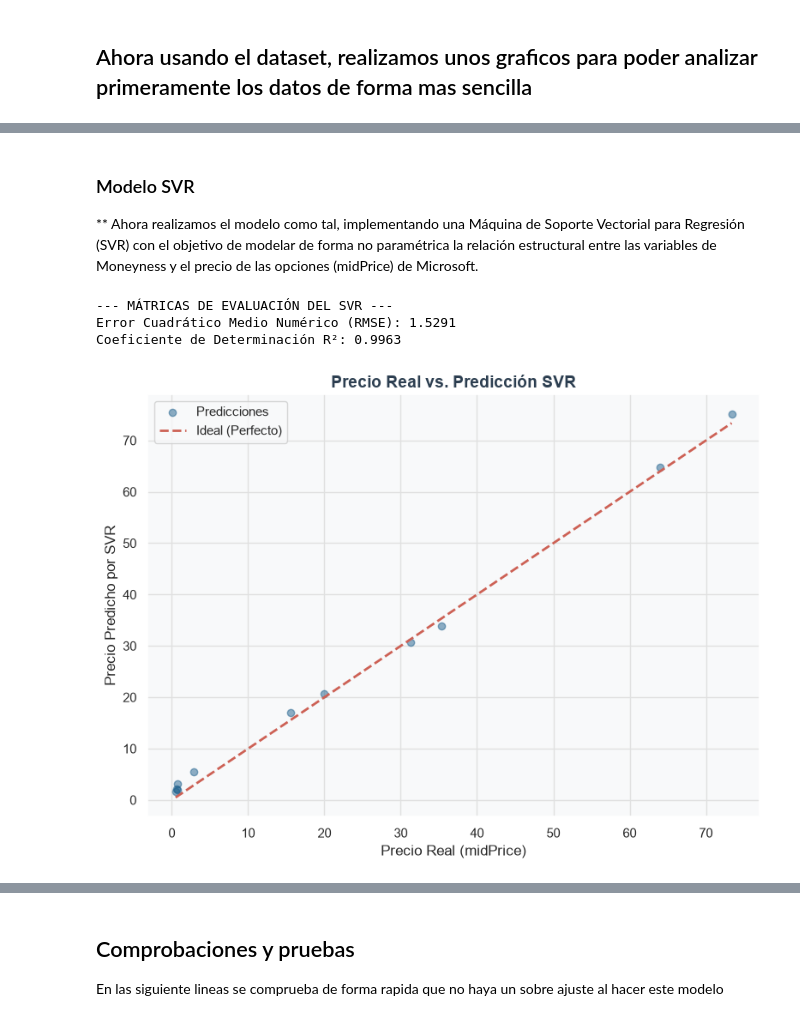
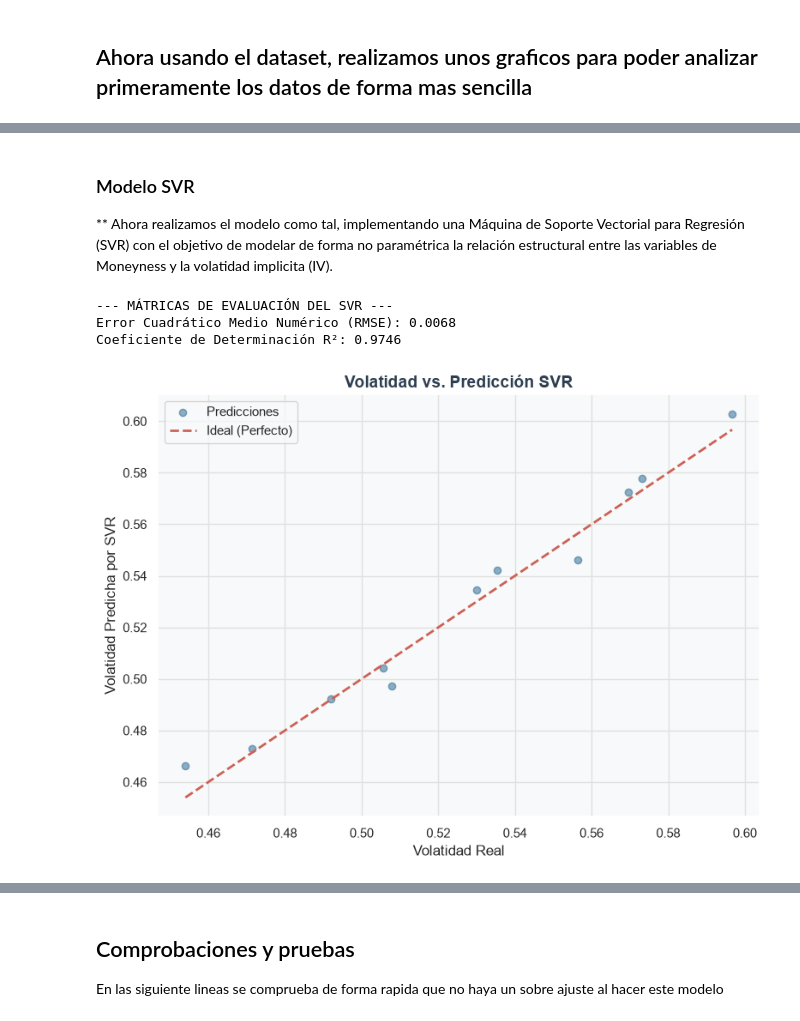
Before and after one commit to benjahkj-gif/Volatility-Pricing-ML-Comparison, a Jupyter notebook: Code/modeloSVM.ipynb, the cells around one changed output, grey strips where cells are left out. Cells and saved outputs as stored; diff of their text form; code cells hidden in the pictures.

```diff
--- a/Code/modeloSVM.ipynb
+++ b/Code/modeloSVM.ipynb
@@ -146,6 +146,6 @@ plt.show()
 # %% [markdown]
 ### Modelo SVR
-** Ahora realizamos el modelo como tal, implementando una Máquina de Soporte Vectorial para Regresión (SVR) con el objetivo de modelar de forma no paramétrica la relación estructural entre las variables de Moneyness y el precio de las opciones (midPrice) de Microsoft.
+** Ahora realizamos el modelo como tal, implementando una Máquina de Soporte Vectorial para Regresión (SVR) con el objetivo de modelar de forma no paramétrica la relación estructural entre las variables de Moneyness y la volatidad implicita (IV).
 # %%
 from sklearn.svm import SVR
 from sklearn.model_selection import train_test_split
@@ -154,7 +154,7 @@ from sklearn.pipeline import Pipeline
 from sklearn.metrics import mean_squared_error, r2_score
 # %%
 X = df_selec[['strike', 'Moneyness', 'log_Moneyness']]
-y = df_selec['midPrice']
+y = df_selec['IV_mercado']
 
 X_train, X_test, y_train, y_test = train_test_split(X, y, test_size=0.2, random_state=42)
 
@@ -167,40 +167,40 @@ X_test_scaled = scaler_X.transform(X_test)
 
 y_train_scaled = scaler_y.fit_transform(y_train.values.reshape(-1, 1)).flatten()
 y_test_scaled = scaler_y.transform(y_test.values.reshape(-1, 1)).flatten()
 
 #entrenar el modelo SVR con kernel RBF
 
-svr_model = SVR(kernel='rbf', C=10.0, epsilon=0.1, gamma='scale')
+svr_model = SVR(kernel='rbf', C=100.0, epsilon=0.01, gamma='scale')
 svr_model.fit(X_train_scaled, y_train_scaled)
 
 #realizar predicciones
 y_pred_scaled = svr_model.predict(X_test_scaled)
 
-#desescalar las predicciones para volver a los precios reales en dolares
+#desescalar las predicciones para volver a los valores de volatilidad implicita reales
 y_pred = scaler_y.inverse_transform(y_pred_scaled.reshape(-1, 1)).flatten()
 
 #evaluar la calidad del modelo
 rmse = np.sqrt(mean_squared_error(y_test, y_pred))
 r2 = r2_score(y_test, y_pred)
 
 print("--- MÁTRICAS DE EVALUACIÓN DEL SVR ---")
 print(f"Error Cuadrático Medio Numérico (RMSE): {rmse:.4f}")
 print(f"Coeficiente de Determinación R²: {r2:.4f}")
 
 
-#grafico de dispersion de los precios reales vs. predicciones del modelo SVR
+#grafico de dispersion de la volatidad vs. predicciones del modelo SVR
 plt.figure(figsize=(8, 6))
 plt.scatter(y_test, y_pred, color='#1f618d', alpha=0.5, label='Predicciones')
 plt.plot([y_test.min(), y_test.max()], [y_test.min(), y_test.max()], color='#cd6155', linestyle='--', linewidth=2, label='Ideal (Perfecto)')
-plt.title('Precio Real vs. Predicción SVR', fontsize=14, fontweight='bold', color='#2c3e50')
-plt.xlabel('Precio Real (midPrice)')
-plt.ylabel('Precio Predicho por SVR')
+plt.title('Volatidad vs. Predicción SVR', fontsize=14, fontweight='bold', color='#2c3e50')
+plt.xlabel('Volatidad Real')
+plt.ylabel('Volatidad Predicha por SVR')
 plt.legend()
 plt.tight_layout()
 plt.show()
 # %% [output]
 --- MÁTRICAS DE EVALUACIÓN DEL SVR ---
-Error Cuadrático Medio Numérico (RMSE): 1.5291
-Coeficiente de Determinación R²: 0.9963
+Error Cuadrático Medio Numérico (RMSE): 0.0068
+Coeficiente de Determinación R²: 0.9746
-[figure, old version]
+[figure, new version]
 # %% [markdown]
```
Also changed, not shown: parts of 13 cells of this notebook.
